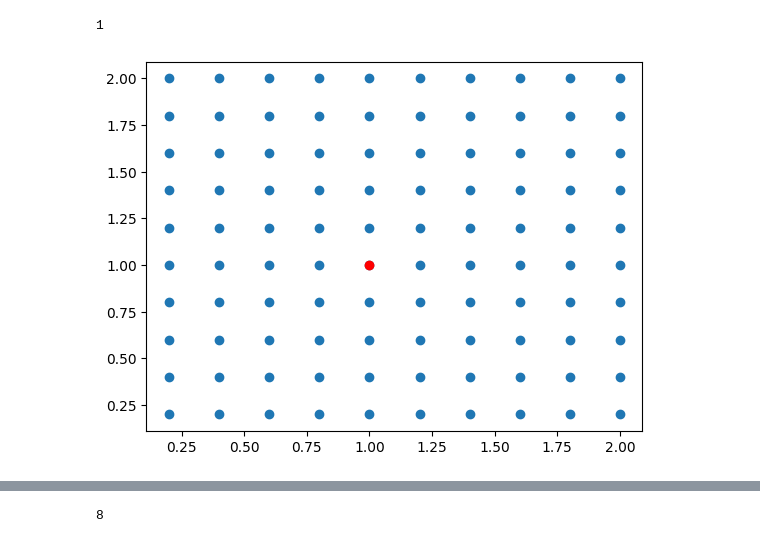
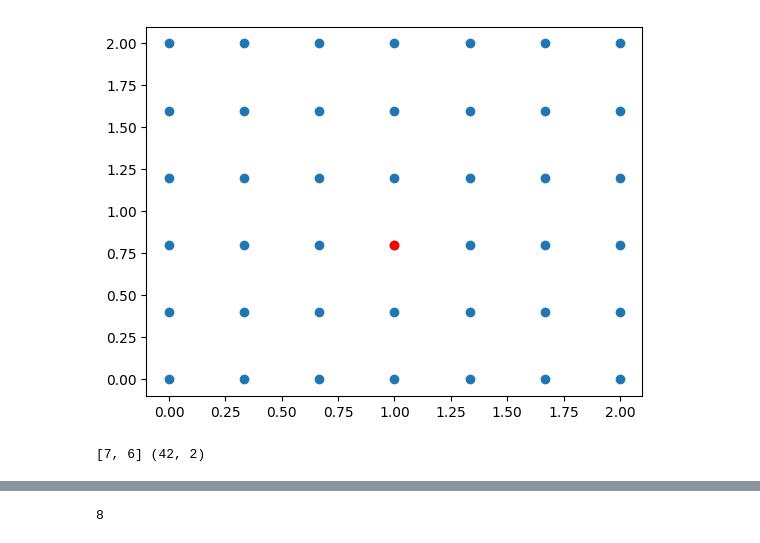
Before and after one commit to FXKevinK/iotlab-ed, a Jupyter notebook: test.ipynb, the cells around one changed output, grey strips where cells are left out. Cells and saved outputs as stored; diff of their text form; code cells hidden in the pictures.

```diff
--- a/test.ipynb
+++ b/test.ipynb
@@ -26,16 +0,0 @@ available_position.remove(1)
-# %%
-import random
-
-choice = random.choice(available_position)
-available_position.remove(choice)
-# %% [output]
-1
-# %%
-from matplotlib import pyplot as plt
-
-x, y = grid.T
-plt.scatter(x,y)
-plt.scatter(center,center,color='r')
-plt.show()
-# %% [output]
-[figure, removed]
@@ -41,0 +5,54 @@ plt.show()
+# %%
+nodes = 42
+
+shape = []
+loop_n = int(np.sqrt(nodes))
+if loop_n**2 == nodes:
+    shape = [loop_n, loop_n]
+else:
+    factor = []
+    for i in range(1, nodes):
+        if nodes % i == 0:
+            factor.append(i)
+
+    factor_ = np.flip(factor)
+    for idx, f in enumerate(factor_):
+        if idx+1 == len(factor_):
+            continue
+        next_ = factor_[idx+1]
+        if f * next_ == nodes:
+            shape = [f, next_]
+            break
+
+assert len(shape) == 2
+km = 2
+center_x = np.ceil(shape[0] / 2)
+center_y = np.ceil(shape[1] / 2)
+
+grid = []
+available_position = []
+counter = 0
+for row in range(1, shape[0] + 1):
+    for col in range(1, shape[1] + 1):
+        grid.append([row, col])
+        counter += 1
+        if row == center_x and col == center_y:
+            continue
+        available_position.append(counter)
+
+grid = np.array(grid)
+scaler = MinMaxScaler(feature_range=(0,2))
+scaler.fit(grid)
+
+grid_ = scaler.transform(grid)
+[[center_x, center_y]] = scaler.transform([[center_x, center_y]])
+
+x, y = grid_.T
+plt.scatter(x,y)
+plt.scatter(center_x,center_y,color='r')
+plt.show()
+
+print(shape, grid_.shape)
+# %% [output]
+[figure, added]
+[7, 6] (42, 2)
```
Also changed, not shown: parts of 11 cells of this notebook, 24 other files.
